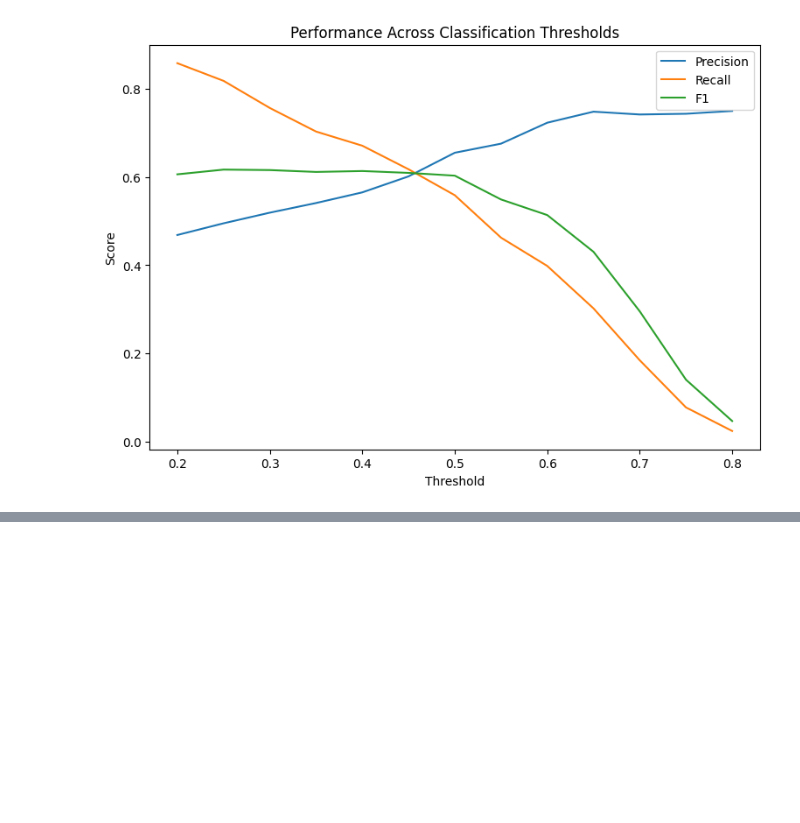
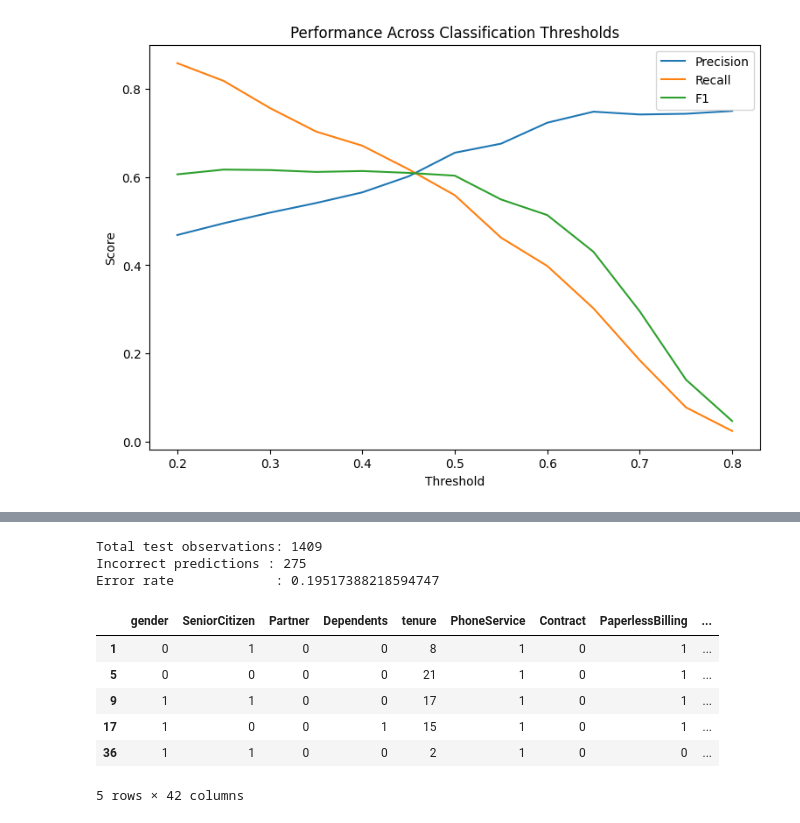
Before and after one commit to shavkatjony/telco-c-classifier-alias, a Jupyter notebook: notebooks/04_evaluation.ipynb, the cells around one changed output, grey strips where cells are left out. Cells and saved outputs as stored; diff of their text form; code cells hidden in the pictures; blank space fills up the shorter version.

Commit message:
Complete model explainability and evaluation reporting

```diff
--- a/notebooks/04_evaluation.ipynb
+++ b/notebooks/04_evaluation.ipynb
@@ -223,0 +229,34 @@ plt.show()
+# %%
+# Create an evaluation DataFrame
+error_analysis = X_test.copy()
+
+error_analysis['Actual_Churn'] = y_test.values
+error_analysis['Predicted_Churn'] = y_pred
+error_analysis['Churn_Probability'] = y_prob
+
+# Mark incorrect predictions
+error_analysis['Correct'] = (
+    error_analysis['Actual_Churn']
+    == error_analysis['Predicted_Churn']
+)
+
+errors = error_analysis[
+    ~error_analysis['Correct']
+].copy()
+
+print("Total test observations:", len(error_analysis))
+print("Incorrect predictions :", len(errors))
+print("Error rate             :", len(errors) / len(error_analysis))
+
+errors.head()
+# %% [output]
+Total test observations: 1409
+Incorrect predictions : 275
+Error rate             : 0.19517388218594747
+|  | gender | SeniorCitizen | Partner | Dependents | tenure | PhoneService | Contract | PaperlessBilling | ... |
+| 1 | 0 | 1 | 0 | 0 | 8 | 1 | 0 | 1 | ... |
+| 5 | 0 | 0 | 0 | 0 | 21 | 1 | 0 | 1 | ... |
+| 9 | 1 | 1 | 0 | 0 | 17 | 1 | 0 | 1 | ... |
+| 17 | 1 | 0 | 0 | 1 | 15 | 1 | 0 | 1 | ... |
+| 36 | 1 | 1 | 0 | 0 | 2 | 1 | 0 | 0 | ... |
+5 rows × 42 columns
```
Also changed, not shown: parts of 5 cells of this notebook.
